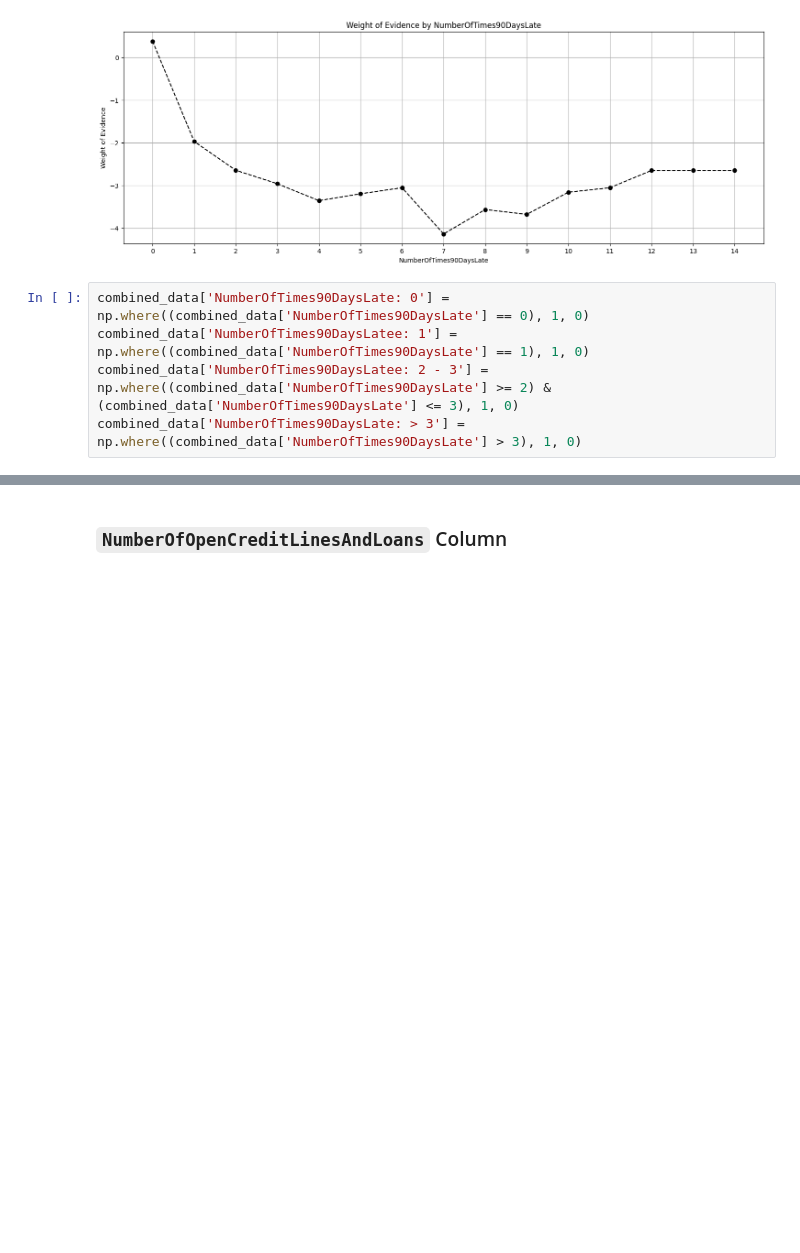
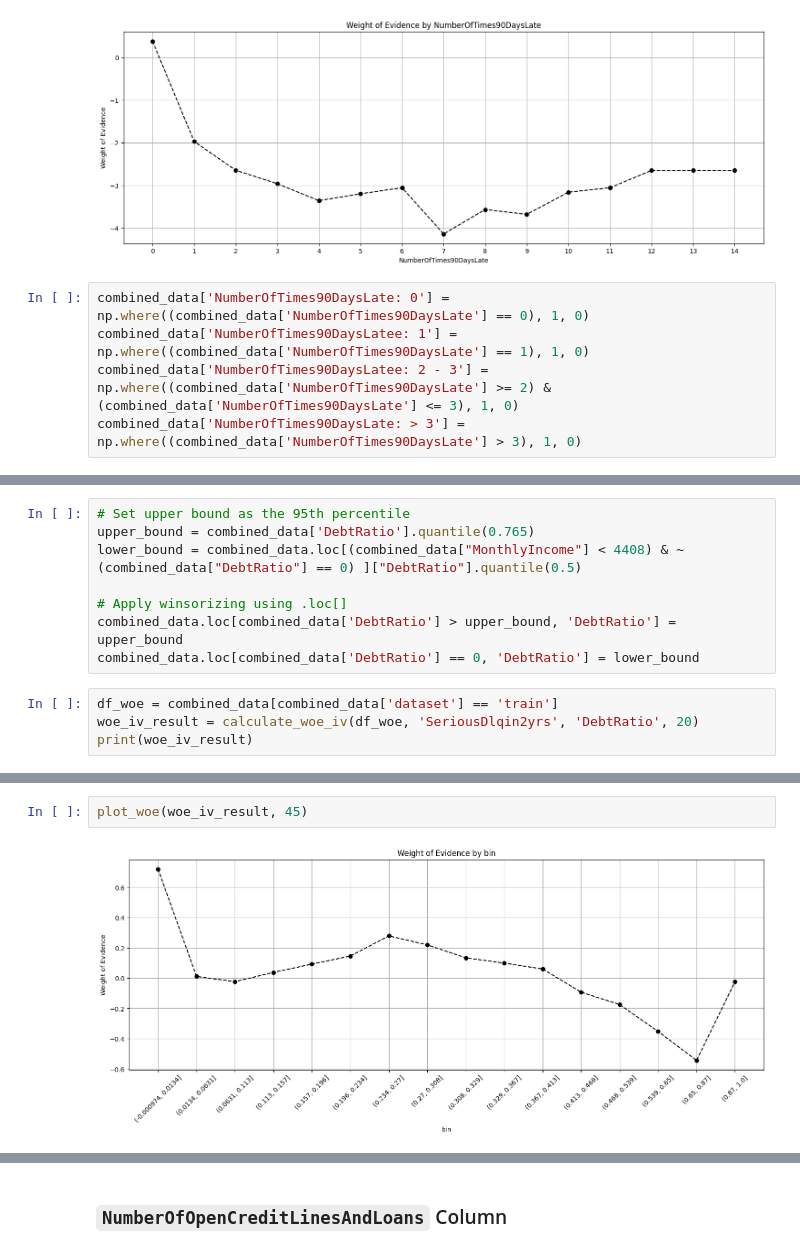
Before and after one commit to Saba-a11/Kaggle_Credit_Score, a Jupyter notebook: CreditModel.ipynb, the cells around one changed output, grey strips where cells are left out. Saved outputs shown, nothing was run; the diff lists cells and outputs as text; blank space fills up the shorter version.

```diff
--- a/CreditModel.ipynb
+++ b/CreditModel.ipynb
@@ -1046,0 +778,12 @@ Name: MonthlyIncome, dtype: float64
+# %%
+# Set upper bound as the 95th percentile
+upper_bound = combined_data['DebtRatio'].quantile(0.765)
+lower_bound = combined_data.loc[(combined_data["MonthlyIncome"] < 4408) & ~(combined_data["DebtRatio"] == 0) ]["DebtRatio"].quantile(0.5)
+
+# Apply winsorizing using .loc[]
+combined_data.loc[combined_data['DebtRatio'] > upper_bound, 'DebtRatio'] = upper_bound
+combined_data.loc[combined_data['DebtRatio'] == 0, 'DebtRatio'] = lower_bound
+# %%
+df_woe = combined_data[combined_data['dataset'] == 'train']
+woe_iv_result = calculate_woe_iv(df_woe, 'SeriousDlqin2yrs', 'DebtRatio', 20)
+print(woe_iv_result)
@@ -1046,0 +814,4 @@ Name: MonthlyIncome, dtype: float64
+# %%
+plot_woe(woe_iv_result, 45)
+# %% [output]
+[figure, added]
```
Also changed, not shown: parts of 61 cells of this notebook.
